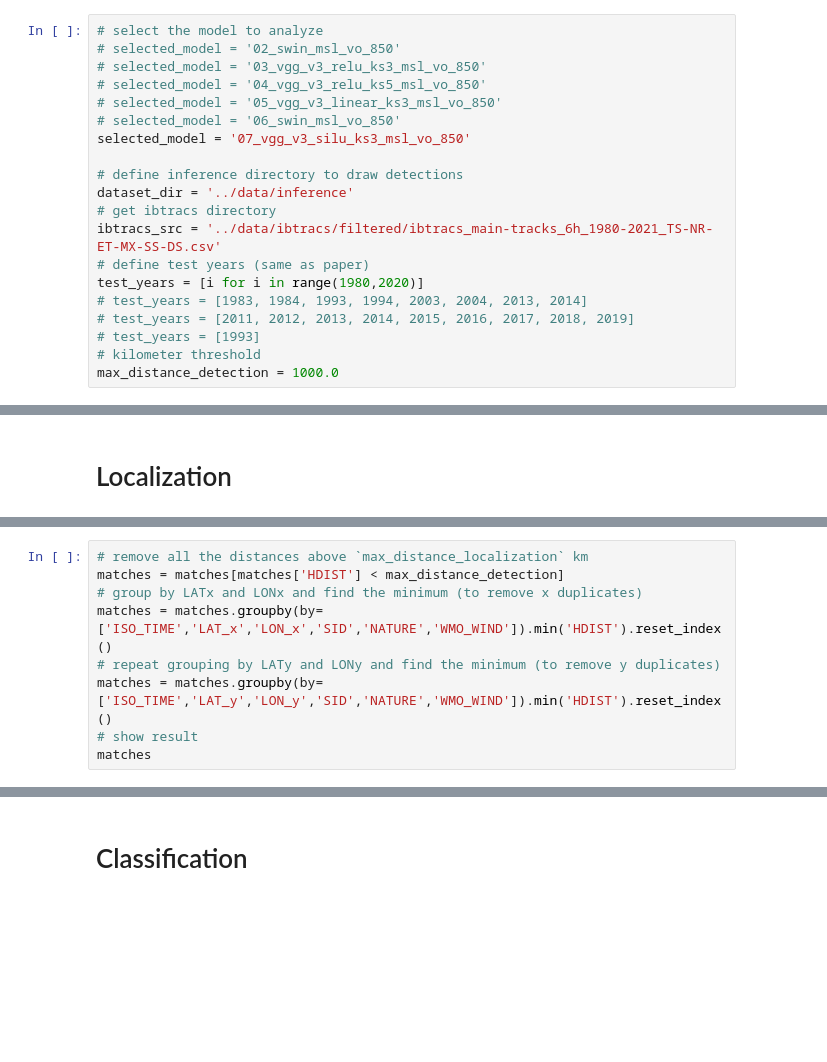
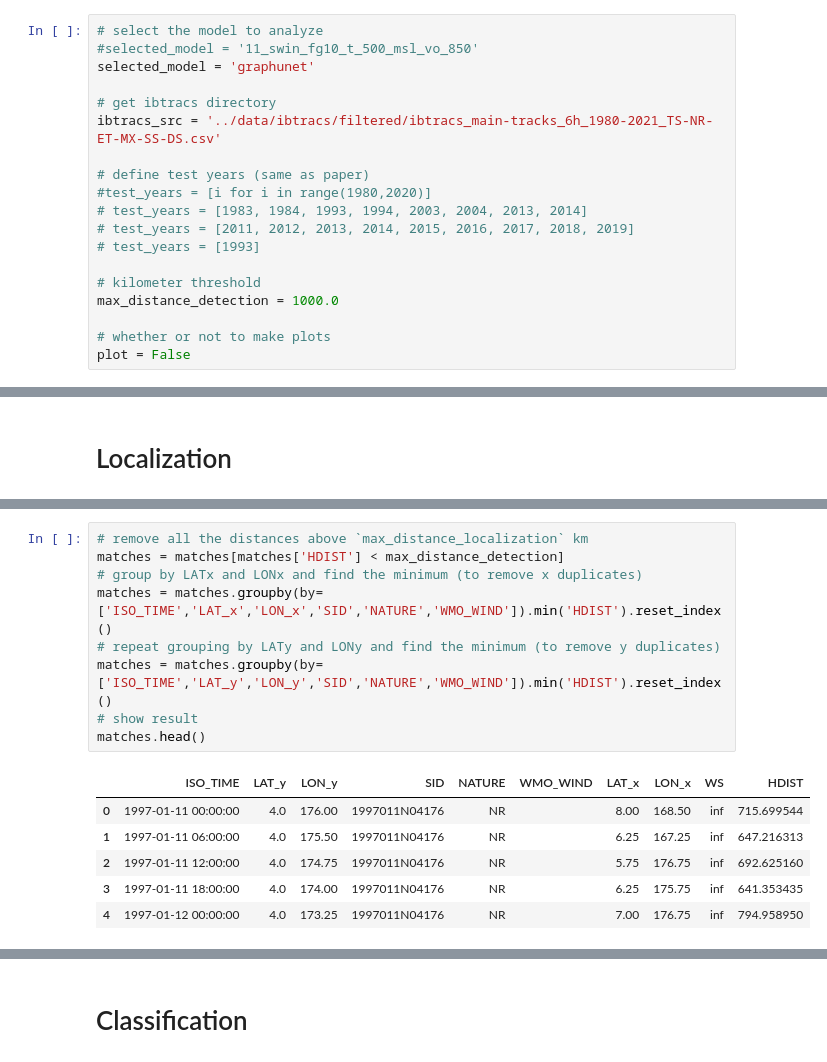
Before and after one commit to CMCC-Foundation/ml-tropical-cyclones-detection, a Jupyter notebook: notebook/results_analysis.ipynb, the cells around one changed output, grey strips where cells are left out. Saved outputs shown, nothing was run; the diff lists cells and outputs as text; blank space fills up the shorter version.

```diff
--- a/notebook/results_analysis.ipynb
+++ b/notebook/results_analysis.ipynb
@@ -15,23 +25,22 @@ warnings.filterwarnings('ignore')
 # %%
 # select the model to analyze
-# selected_model = '02_swin_msl_vo_850'
-# selected_model = '03_vgg_v3_relu_ks3_msl_vo_850'
-# selected_model = '04_vgg_v3_relu_ks5_msl_vo_850'
-# selected_model = '05_vgg_v3_linear_ks3_msl_vo_850'
-# selected_model = '06_swin_msl_vo_850'
-selected_model = '07_vgg_v3_silu_ks3_msl_vo_850'
+#selected_model = '11_swin_fg10_t_500_msl_vo_850'
+selected_model = 'graphunet'
 
-# define inference directory to draw detections
-dataset_dir = '../data/inference'
 # get ibtracs directory
 ibtracs_src = '../data/ibtracs/filtered/ibtracs_main-tracks_6h_1980-2021_TS-NR-ET-MX-SS-DS.csv'
+
 # define test years (same as paper)
-test_years = [i for i in range(1980,2020)]
+#test_years = [i for i in range(1980,2020)]
 # test_years = [1983, 1984, 1993, 1994, 2003, 2004, 2013, 2014]
 # test_years = [2011, 2012, 2013, 2014, 2015, 2016, 2017, 2018, 2019]
 # test_years = [1993]
+
 # kilometer threshold
 max_distance_detection = 1000.0
+
+# whether or not to make plots
+plot = False
 # %%
 # get model directory
 model_dir = os.path.join(dataset_dir, selected_model)
@@ -88,12 +135,19 @@ matches.head()
 # %%
 # remove all the distances above `max_distance_localization` km
 matches = matches[matches['HDIST'] < max_distance_detection]
 # group by LATx and LONx and find the minimum (to remove x duplicates)
 matches = matches.groupby(by=['ISO_TIME','LAT_x','LON_x','SID','NATURE','WMO_WIND']).min('HDIST').reset_index()
 # repeat grouping by LATy and LONy and find the minimum (to remove y duplicates)
 matches = matches.groupby(by=['ISO_TIME','LAT_y','LON_y','SID','NATURE','WMO_WIND']).min('HDIST').reset_index()
 # show result
-matches
+matches.head()
+# %% [output]
+|  | ISO_TIME | LAT_y | LON_y | SID | NATURE | WMO_WIND | LAT_x | LON_x | WS | HDIST |
+| 0 | 1997-01-11 00:00:00 | 4.0 | 176.00 | 1997011N04176 | NR |  | 8.00 | 168.50 | inf | 715.699544 |
+| 1 | 1997-01-11 06:00:00 | 4.0 | 175.50 | 1997011N04176 | NR |  | 6.25 | 167.25 | inf | 647.216313 |
+| 2 | 1997-01-11 12:00:00 | 4.0 | 174.75 | 1997011N04176 | NR |  | 5.75 | 176.75 | inf | 692.625160 |
+| 3 | 1997-01-11 18:00:00 | 4.0 | 174.00 | 1997011N04176 | NR |  | 6.25 | 175.75 | inf | 641.353435 |
+| 4 | 1997-01-12 00:00:00 | 4.0 | 173.25 | 1997011N04176 | NR |  | 7.00 | 176.75 | inf | 794.958950 |
 # %%
 min_distance_localization = matches['HDIST'].min()
 max_distance_localization = matches['HDIST'].max()
```
Also changed, not shown: parts of 34 cells of this notebook.
